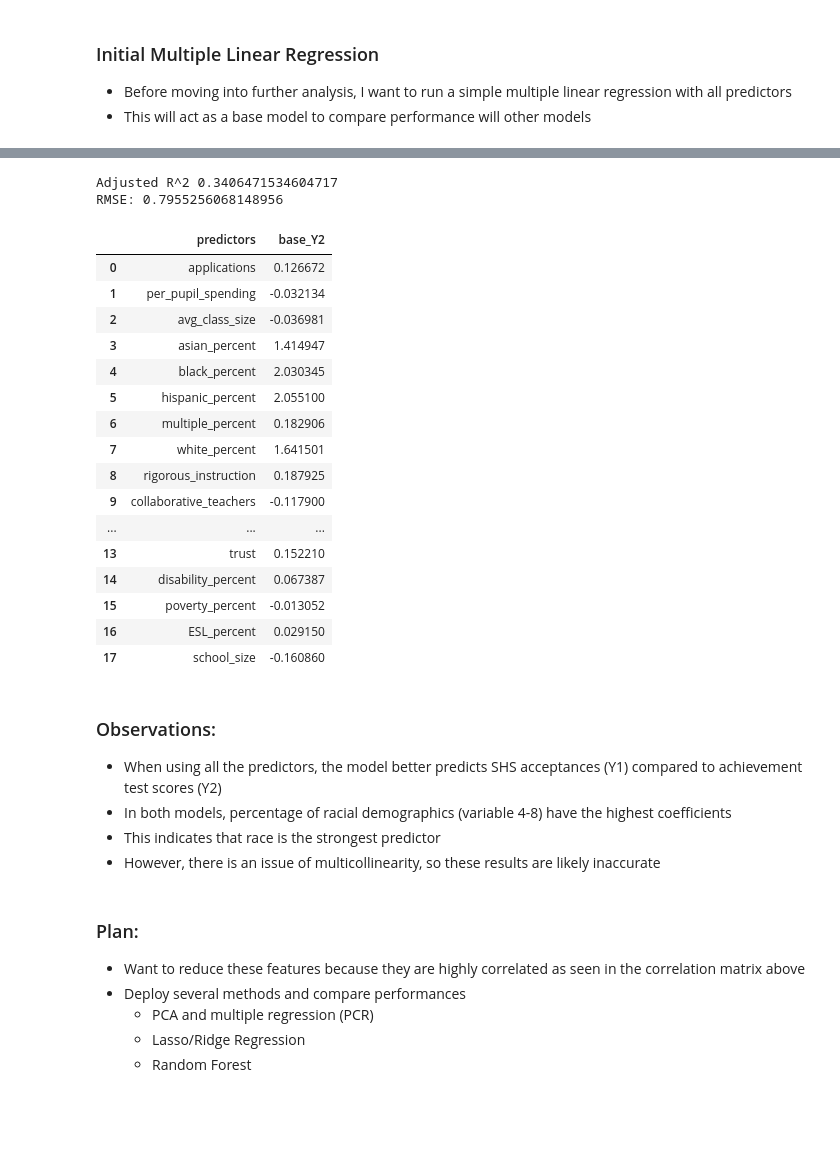
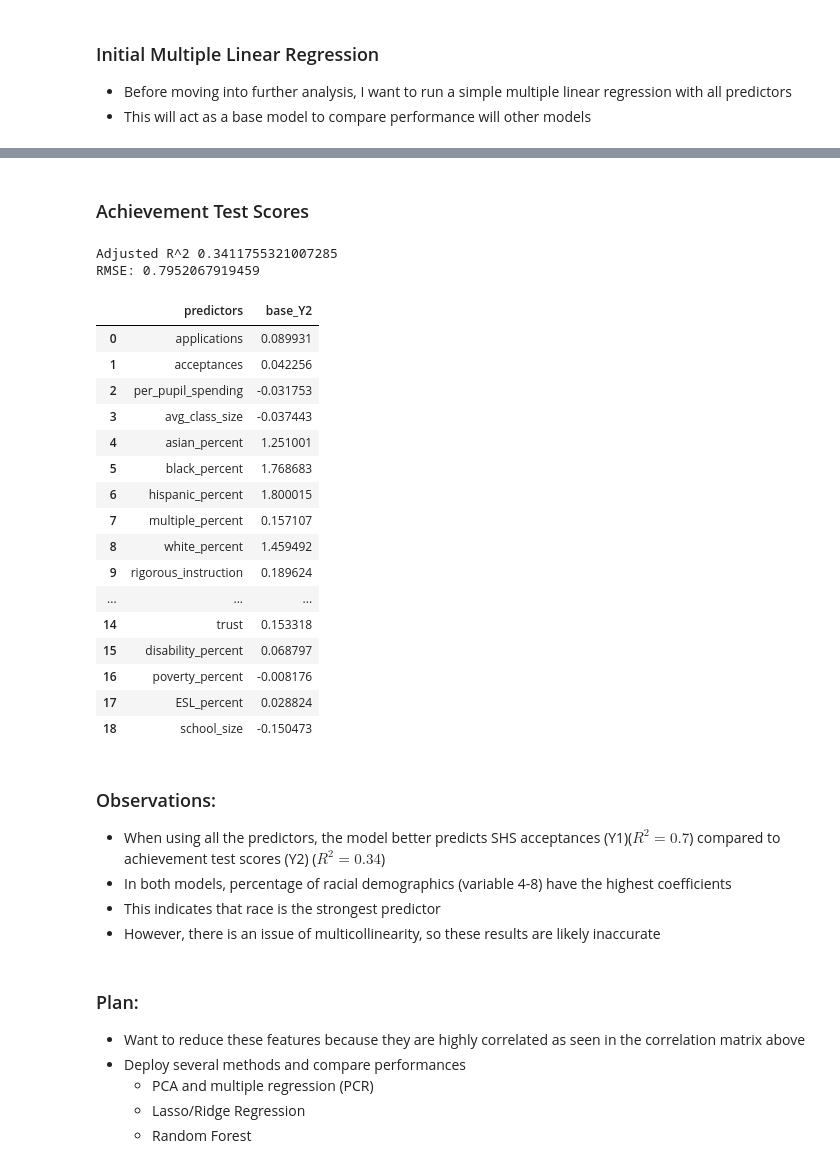
Before and after one commit to Masaaki-Kato55/NYC_SHSAT_Admission_Analysis, a Jupyter notebook: analysis.ipynb, the cells around one changed output, grey strips where cells are left out. Saved outputs shown, nothing was run; the diff lists cells and outputs as text; code cells hidden in the pictures; blank space fills up the shorter version.

```diff
--- a/analysis.ipynb
+++ b/analysis.ipynb
@@ -66,15 +66,20 @@ reducedData = reducedData.drop(labels=['dbn','school_name','charter'], axis=1)
 # select predictors/outcomes and standardize them
 # outcome1: acceptances
 # outcome2: achievement test scores
-# features: all else, except for column 20 and 21 (reading and math scores)
+# predictor 1: all else, except for column 20 & 21 (reading and math scores) and column 1 (acceptances)
+# predictor 2: all else, except for column 19,20,21 (student achievement, reading and math scores)
 
 Y1 = StandardScaler().fit_transform( np.array(reducedData['acceptances']).reshape(-1,1) ) # acceptances
 Y2 = StandardScaler().fit_transform( np.array(reducedData['student_achievement']).reshape(-1,1) ) # achievement test scores
 
 # features:
-predictors = pd.concat([reducedData.iloc[:,0],reducedData.iloc[:,2:19]],axis=1)
-pred_df = pd.DataFrame(data=predictors.columns,columns=['predictors']) # create predictor df for reference
-X = StandardScaler().fit_transform(predictors)
+predictors = pd.concat([reducedData.iloc[:,0],reducedData.iloc[:,2:20]],axis=1)
+pred_df = pd.DataFrame(data=predictors.columns,columns=['predictors'])
+X = StandardScaler().fit_transform(predictors) # predictor for acceptances
+
+predictors = pd.concat([reducedData.iloc[:,0:2],reducedData.iloc[:,2:19]],axis=1)
+pred_df2 = pd.DataFrame(data=predictors.columns,columns=['predictors'])
+X2 = StandardScaler().fit_transform(predictors) # predictor for achievement test scores
 # %% [markdown]
 ## Probing
 # %%
@@ -132,38 +150,40 @@ bm1_results
+# %% [markdown]
+### Achievement Test Scores
 # %%
-bm2 = LinearRegression().fit(X, Y2)
+bm2 = LinearRegression().fit(X2, Y2)
 b0, b1 = bm2.intercept_, bm2.coef_
-rSqr = bm2.score(X, Y2)
+rSqr = bm2.score(X2, Y2)
 adj_rSqr = 1-(1-rSqr)*(n-1)/(n-18-1)
-rmse = mse(y_true=Y2, y_pred=bm2.predict(X), squared=False)
+rmse = mse(y_true=Y2, y_pred=bm2.predict(X2), squared=False)
 bm2_metrics = [adj_rSqr, rmse]
 print("Adjusted R^2", adj_rSqr)
 print("RMSE:", rmse)
 b2_df = pd.DataFrame(data=b1.T, columns=['base_Y2'])
-bm2_results = pd.concat([pred_df, b2_df],axis=1)
+bm2_results = pd.concat([pred_df2, b2_df],axis=1)
 bm2_results
 # %% [output]
-Adjusted R^2 0.3406471534604717
-RMSE: 0.7955256068148956
+Adjusted R^2 0.3411755321007285
+RMSE: 0.7952067919459
 |  | predictors | base_Y2 |
-| 0 | applications | 0.126672 |
-| 1 | per_pupil_spending | -0.032134 |
-| 2 | avg_class_size | -0.036981 |
-| 3 | asian_percent | 1.414947 |
-| 4 | black_percent | 2.030345 |
-| 5 | hispanic_percent | 2.055100 |
-| 6 | multiple_percent | 0.182906 |
-| 7 | white_percent | 1.641501 |
-| 8 | rigorous_instruction | 0.187925 |
-| 9 | collaborative_teachers | -0.117900 |
+| 0 | applications | 0.089931 |
+| 1 | acceptances | 0.042256 |
+| 2 | per_pupil_spending | -0.031753 |
+| 3 | avg_class_size | -0.037443 |
+| 4 | asian_percent | 1.251001 |
+| 5 | black_percent | 1.768683 |
+| 6 | hispanic_percent | 1.800015 |
+| 7 | multiple_percent | 0.157107 |
+| 8 | white_percent | 1.459492 |
+| 9 | rigorous_instruction | 0.189624 |
 | ... | ... | ... |
-| 13 | trust | 0.152210 |
-| 14 | disability_percent | 0.067387 |
-| 15 | poverty_percent | -0.013052 |
-| 16 | ESL_percent | 0.029150 |
-| 17 | school_size | -0.160860 |
+| 14 | trust | 0.153318 |
+| 15 | disability_percent | 0.068797 |
+| 16 | poverty_percent | -0.008176 |
+| 17 | ESL_percent | 0.028824 |
+| 18 | school_size | -0.150473 |
 # %% [markdown]
 ### Observations:
-- When using all the predictors, the model better predicts SHS acceptances (Y1) compared to achievement test scores (Y2)
+- When using all the predictors, the model better predicts SHS acceptances (Y1)($R^2=0.7$) compared to achievement test scores (Y2) ($R^2=0.34$)
 - In both models, percentage of racial demographics (variable 4-8) have the highest coefficients
 - This indicates that race is the strongest predictor
 - However, there is an issue of multicollinearity, so these results are likely inaccurate
```
Also changed, not shown: parts of 31 cells of this notebook, 1 other file.
